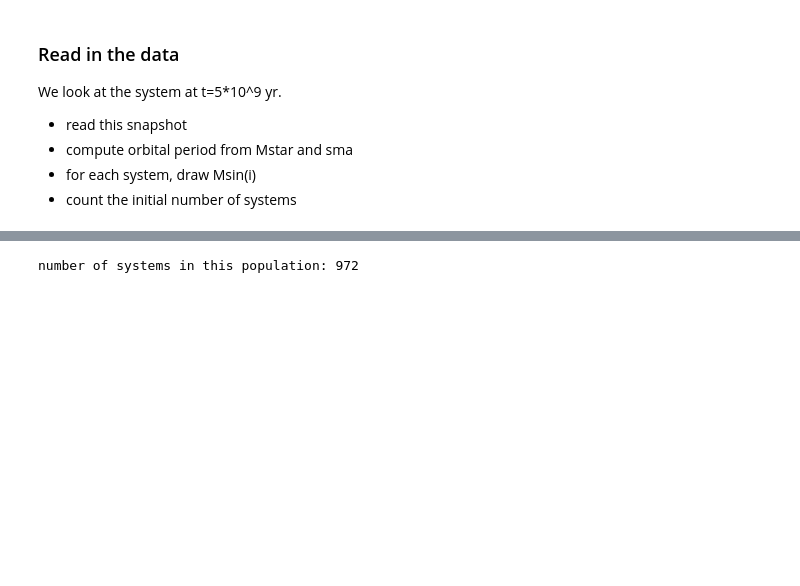
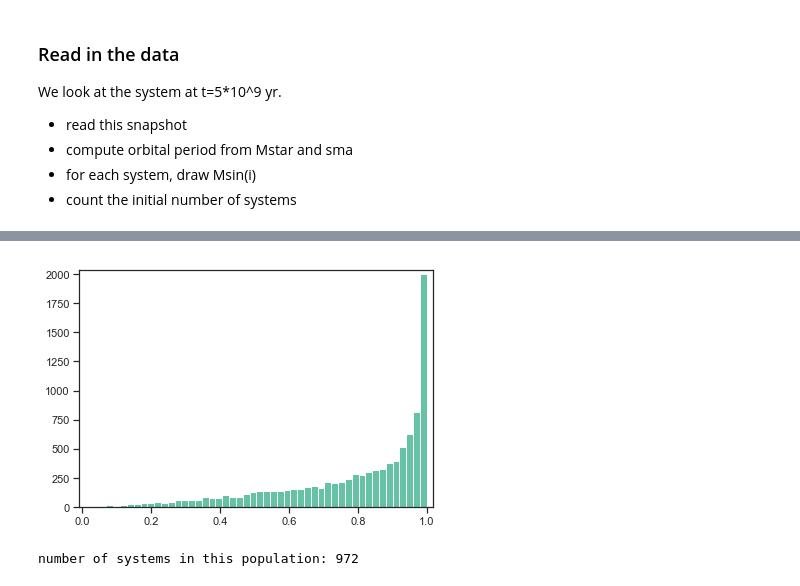
Before and after one commit to matiscke/popsyntools, a Jupyter notebook: notebooks/20180814_SECJrelations.ipynb, the cells around one changed output, grey strips where cells are left out. Saved outputs shown, nothing was run; the diff lists cells and outputs as text; code cells hidden in the pictures; blank space fills up the shorter version.

```diff
--- a/notebooks/20180814_SECJrelations.ipynb
+++ b/notebooks/20180814_SECJrelations.ipynb
@@ -45,3 +61,7 @@ for i in pop.isystem:
+# %%
+h = plt.hist([utils.get_sini() for i in range(len(m))], bins=50)
+# %% [output]
+[figure, added]
 # %%
 pop = utils.get_orbitalPeriod(pop, MstarRel=1.)
 Nsystems_initial = pop.isystem.nunique()
```
Also changed, not shown: parts of 51 cells of this notebook.
